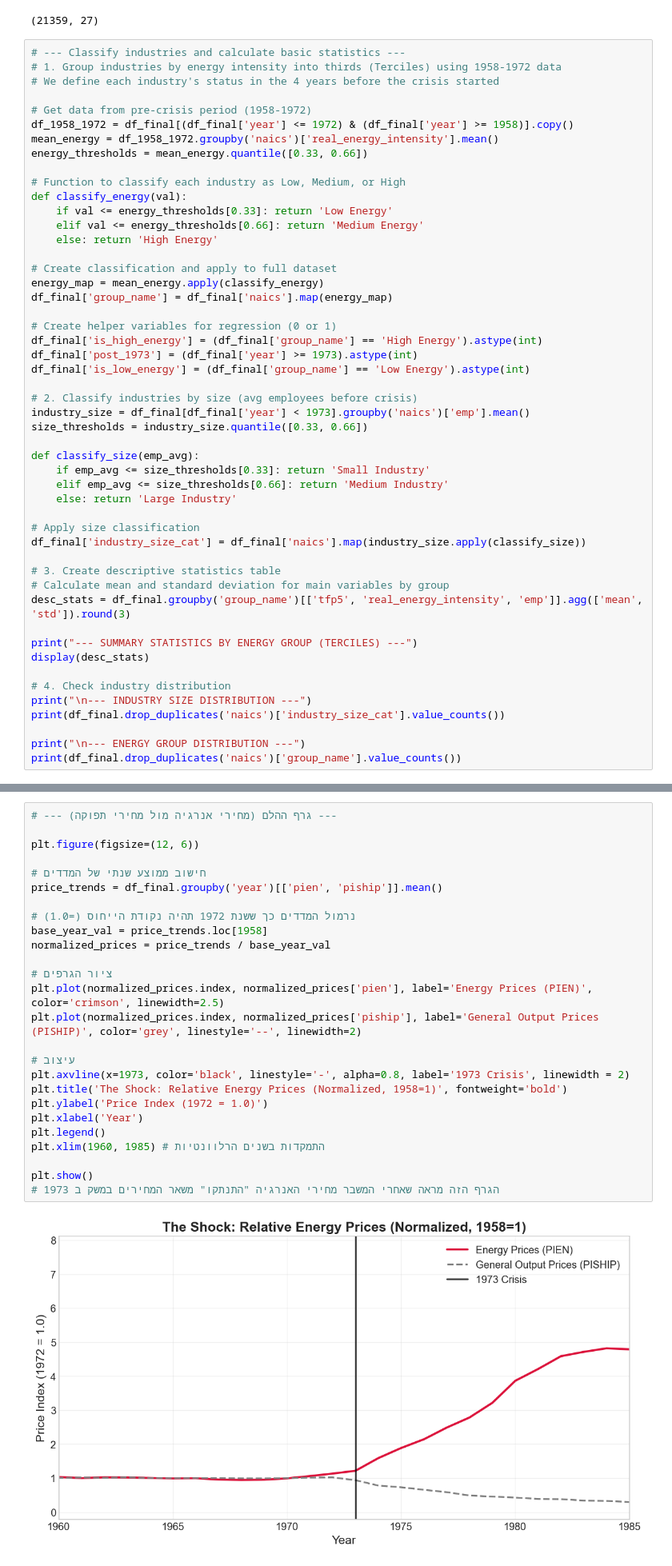
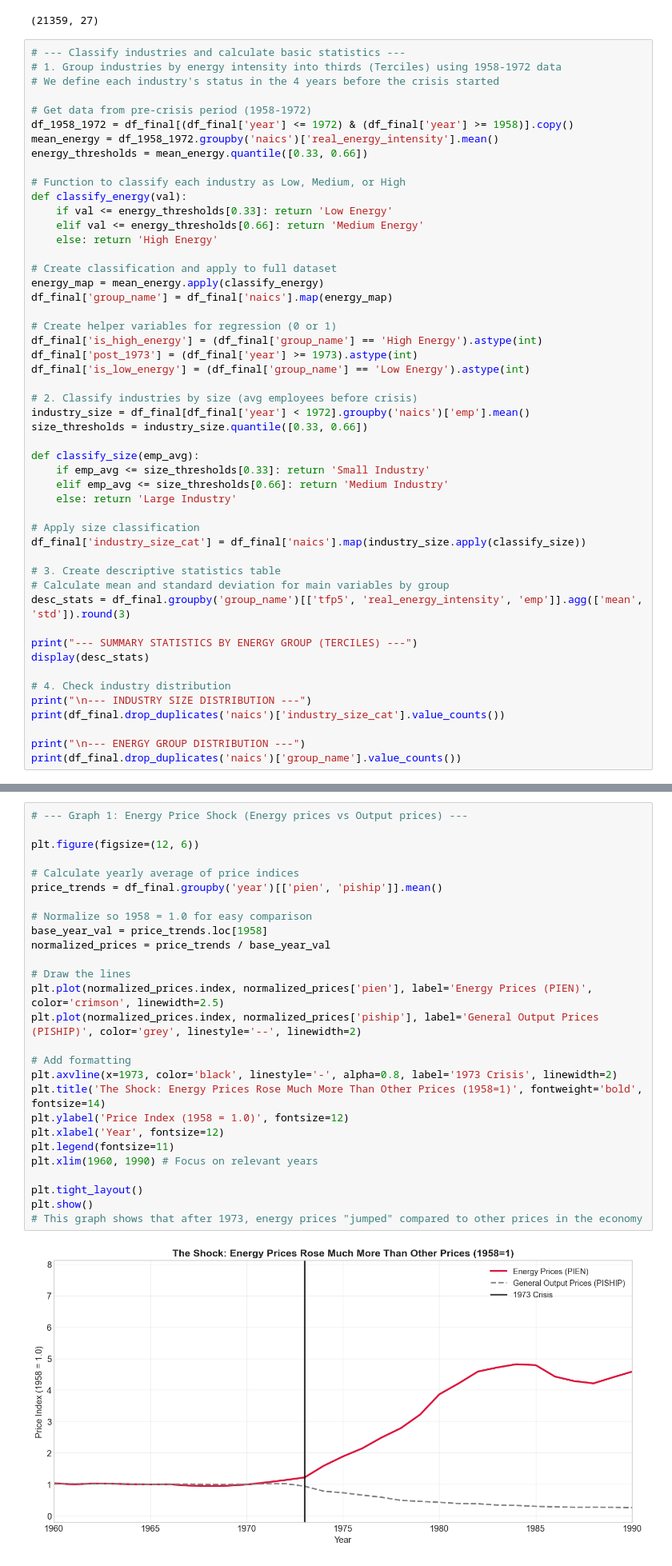
Before and after one commit to ofek31415-eng/Sourse_Idea, a Jupyter notebook: notebooks/idea_data_analysis.ipynb, the cells around one changed output, grey strips where cells are left out. Shown at 80% size. Saved outputs shown, nothing was run; the diff lists cells and outputs as text.

```diff
--- a/notebooks/idea_data_analysis.ipynb
+++ b/notebooks/idea_data_analysis.ipynb
@@ -80,7 +81,7 @@ df_final['post_1973'] = (df_final['year'] >= 1973).astype(int)
 df_final['is_low_energy'] = (df_final['group_name'] == 'Low Energy').astype(int)
 
 # 2. Classify industries by size (avg employees before crisis)
-industry_size = df_final[df_final['year'] < 1973].groupby('naics')['emp'].mean()
+industry_size = df_final[df_final['year'] < 1972].groupby('naics')['emp'].mean()
 size_thresholds = industry_size.quantile([0.33, 0.66])
 
 def classify_size(emp_avg):
@@ -264,32 +263,33 @@ params = {
 plt.rcParams.update(params)
 # %%
-# --- גרף ההלם (מחירי אנרגיה מול מחירי תפוקה) ---
+# --- Graph 1: Energy Price Shock (Energy prices vs Output prices) ---
 
 plt.figure(figsize=(12, 6))
 
-# חישוב ממוצע שנתי של המדדים
+# Calculate yearly average of price indices
 price_trends = df_final.groupby('year')[['pien', 'piship']].mean()
 
-# נרמול המדדים כך ששנת 1972 תהיה נקודת הייחוס (=1.0)
+# Normalize so 1958 = 1.0 for easy comparison
 base_year_val = price_trends.loc[1958]
 normalized_prices = price_trends / base_year_val
 
-# ציור הגרפים
+# Draw the lines
 plt.plot(normalized_prices.index, normalized_prices['pien'], label='Energy Prices (PIEN)', color='crimson', linewidth=2.5)
 plt.plot(normalized_prices.index, normalized_prices['piship'], label='General Output Prices (PISHIP)', color='grey', linestyle='--', linewidth=2)
 
-# עיצוב
-plt.axvline(x=1973, color='black', linestyle='-', alpha=0.8, label='1973 Crisis', linewidth = 2)
-plt.title('The Shock: Relative Energy Prices (Normalized, 1958=1)', fontweight='bold')
-plt.ylabel('Price Index (1972 = 1.0)')
-plt.xlabel('Year')
-plt.legend()
-plt.xlim(1960, 1985) # התמקדות בשנים הרלוונטיות
+# Add formatting
+plt.axvline(x=1973, color='black', linestyle='-', alpha=0.8, label='1973 Crisis', linewidth=2)
+plt.title('The Shock: Energy Prices Rose Much More Than Other Prices (1958=1)', fontweight='bold', fontsize=14)
+plt.ylabel('Price Index (1958 = 1.0)', fontsize=12)
+plt.xlabel('Year', fontsize=12)
+plt.legend(fontsize=11)
+plt.xlim(1960, 1990) # Focus on relevant years
 
+plt.tight_layout()
 plt.show()
-# הגרף הזה מראה שאחרי המשבר מחירי האנרגיה "התנתקו" משאר המחירים במשק ב 1973
+# This graph shows that after 1973, energy prices "jumped" compared to other prices in the economy
 # %% [output]
-[figure, old version]
+[figure, new version]
 # %%
 plt.figure(figsize=(12, 6))
 
```
Also changed, not shown: parts of 30 cells of this notebook, 38 other files.
